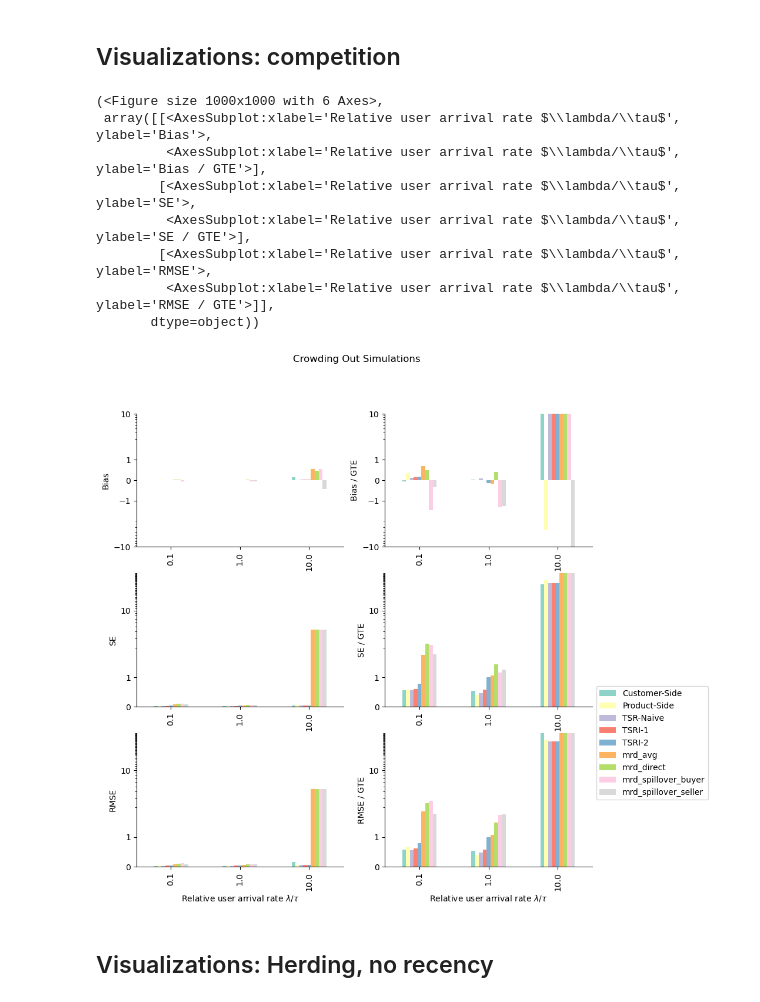
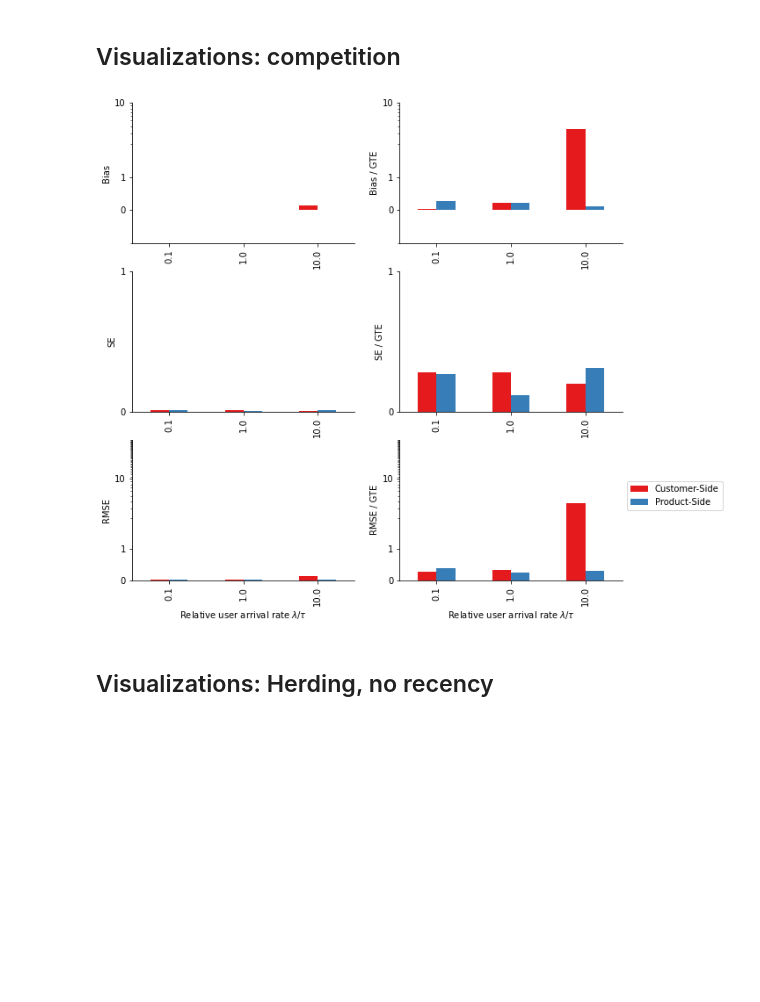
Before and after one commit to johnchrishays/herding-bias, a Jupyter notebook: Sample Numerics and Simulations.ipynb, the cells around one changed output. Saved outputs shown, nothing was run; the diff lists cells and outputs as text; code cells hidden in the pictures; blank space fills up the shorter version.

```diff
--- a/Sample Numerics and Simulations.ipynb
+++ b/Sample Numerics and Simulations.ipynb
@@ -33,7 +34,7 @@ importlib.reload(sim_wrapper)
 alpha = 1
 epsilon = 1
 tau = 1
-lams = [ .1, 1, 10]
+lams = [ .1, 1, 10, 100, 1000]
 
 
 tsr_ac_al_values = [.5]
@@ -188,20 +185,0 @@ mc_control = sim.run_mc_listing_ids(choice_set_type="alpha",
-# %%
-lam = lams[2]
-cr_params = params['cr_params'][lam]
-
-mc_cr = sim.run_mc_listing_ids(choice_set_type="alpha",
-           n=n_listings,
-           k=None,
-           s_0=copy.copy(s_full),
-           s_full=s_full,
-           T=T_end[lam],
-           thetas=cr_params["rhos_exp"],
-           gammas=cr_params["gammas_exp"],
-           vs=cr_params['v_gammas_exp'],
-           tau=tau,
-           lam_gammas=cr_params['lam_gammas_exp'],
-           alpha=alpha,
-           epsilon=epsilon,
-           run_number=1,
-           herding=herding,
-           recency=recency)["events"]
@@ -402,3 +373,19 @@ Time elapsed:  35.33
+# %%
+events_herding = sim_wrapper.run_all_sims(n_runs, n_listings, T_start, T_end,
+                                  choice_set_type, k,
+                                 alpha, epsilon, tau, lams,
+                                 **params, herding=True)
+est_stats_herding = sim_wrapper.calc_all_ests_stats("sample_", T_start, T_end,
+                                            n_listings, tau=tau,
+                                            tsr_est_types=tsr_est_types,
+                                            events=events_herding,
+                                            varying_time_horizons=varying_time_horizons,
+                                            **params, fname_suffix="_herding.csv"
+                                           )
+est_stats_herding = est_stats_herding.rename({'cr':"Customer-Side", 'lr':"Product-Side",
+                            'tsri_2.0':'TSRI-2', 'tsri_1.0':'TSRI-1',
+                             'tsr_est_naive':"TSR-Naive"
+                            })
 # %% [markdown]
 # Visualizations
 # %% [markdown]
@@ -430,25 +407,19 @@ sim_wrapper.plot_all_stats(est_stats_herding, "Herding Simulations", yscale="sym
 # %% [markdown]
 ## Visualizations: competition
 # %%
-est_stats_competition = pd.read_csv("sample_total_stats_competition100.csv", index_col=["estimator_type", "lambda"])
+est_stats_competition = pd.read_csv("sample_total_stats_competition.csv", index_col=["estimator_type", "lambda"])
 
 est_stats_competition = est_stats_competition.rename({'cr':"Customer-Side", 'lr':"Product-Side",
                             'tsri_2.0':'TSRI-2', 'tsri_1.0':'TSRI-1',
                              'tsr_est_naive':"TSR-Naive"
                             })
 #est_stats_competition = est_stats_competition.loc[["Customer-Side", "Product-Side", "TSR-Naive", "TSRI-1", "TSRI-2"]]
+est_stats_competition = est_stats_competition.loc[["Customer-Side", "Product-Side"]]
 # %%
-sim_wrapper.plot_all_stats(est_stats_competition, "Crowding Out Simulations", yscale="symlog")
+sim_wrapper.plot_all_stats(est_stats_competition, "", yscale="symlog")
+plt.savefig("competition.svg")
 # %% [output]
-(<Figure size 1000x1000 with 6 Axes>,
- array([[<AxesSubplot:xlabel='Relative user arrival rate $\\lambda/\\tau$', ylabel='Bias'>,
-         <AxesSubplot:xlabel='Relative user arrival rate $\\lambda/\\tau$', ylabel='Bias / GTE'>],
-        [<AxesSubplot:xlabel='Relative user arrival rate $\\lambda/\\tau$', ylabel='SE'>,
-         <AxesSubplot:xlabel='Relative user arrival rate $\\lambda/\\tau$', ylabel='SE / GTE'>],
-        [<AxesSubplot:xlabel='Relative user arrival rate $\\lambda/\\tau$', ylabel='RMSE'>,
-         <AxesSubplot:xlabel='Relative user arrival rate $\\lambda/\\tau$', ylabel='RMSE / GTE'>]],
-       dtype=object))
-[figure, old version]
+[figure, new version]
 # %% [markdown]
 ## Visualizations: Herding, no recency
 # %%
```
Also changed, not shown: parts of 26 cells of this notebook.
